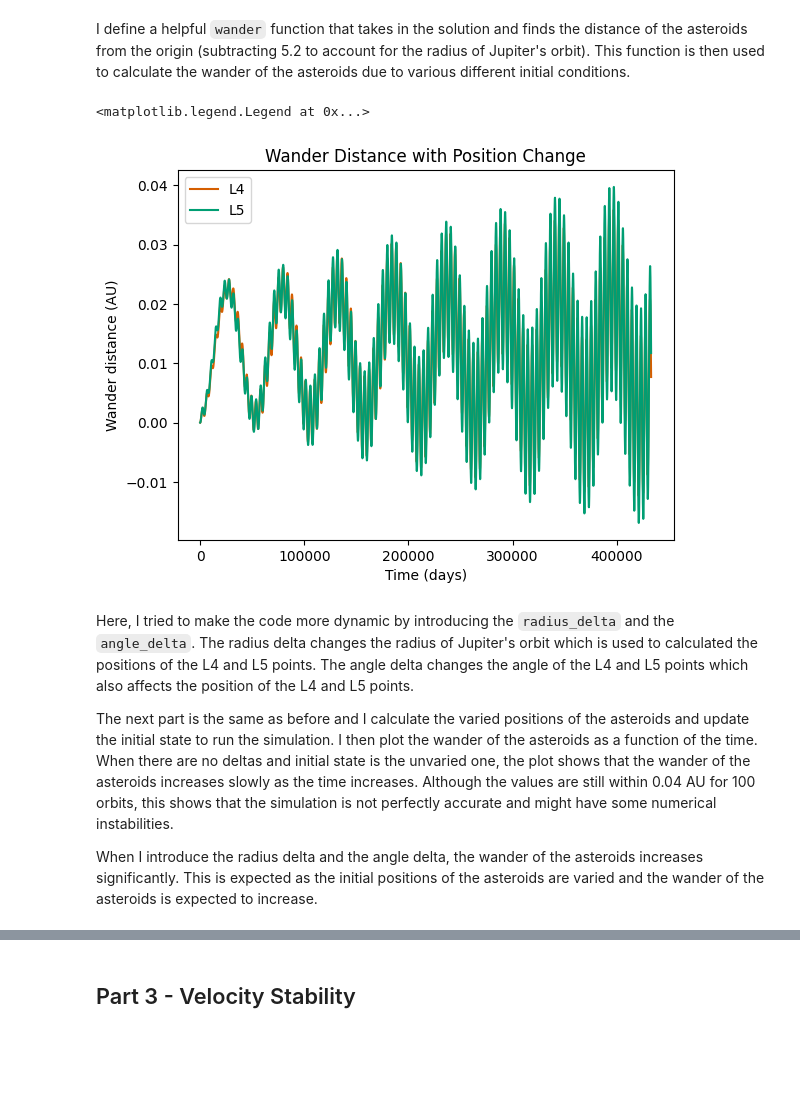
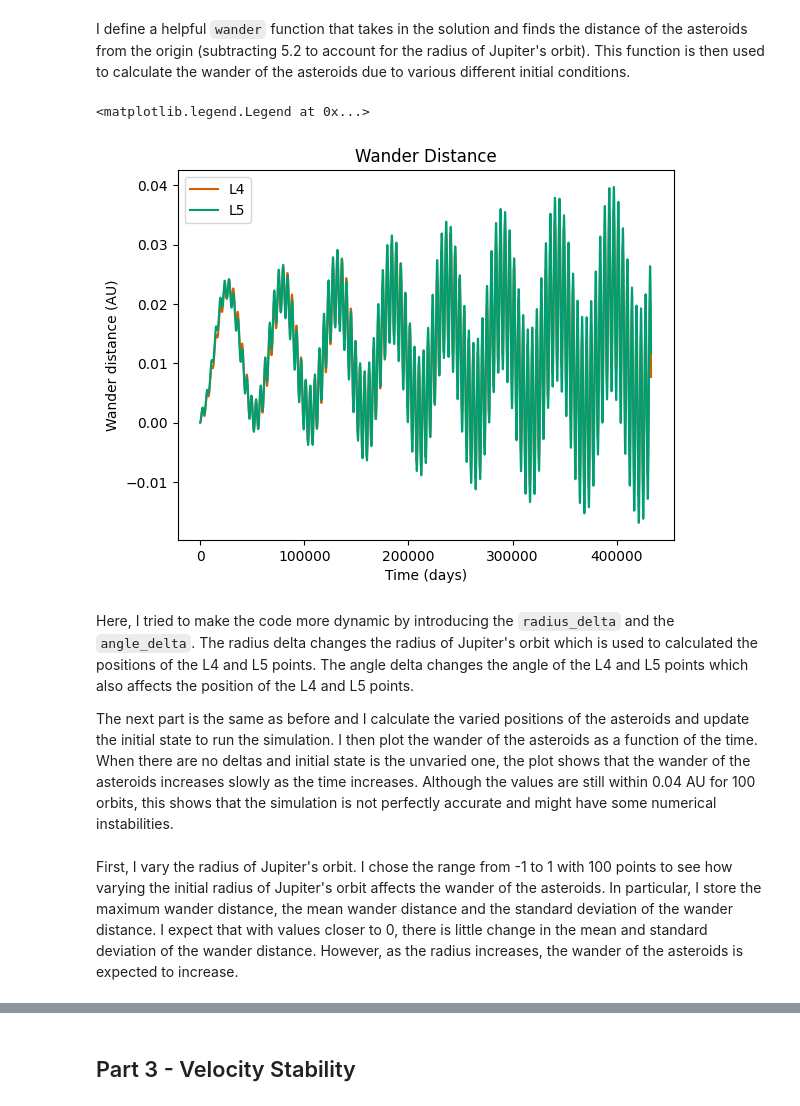
Before and after one commit to vibilanj/cmps, a Jupyter notebook: homework/Project1.ipynb, the cells around one changed output, grey strips where cells are left out. Saved outputs shown, nothing was run; the diff lists cells and outputs as text; code cells hidden in the pictures; blank space fills up the shorter version.

```diff
--- a/homework/Project1.ipynb
+++ b/homework/Project1.ipynb
@@ -170,35 +170,33 @@ I define a helpful `wander` function that takes in the solution and finds the di
 # %%
 radius_delta = 0    # Delta for the radius of Jupiter's orbit
 angle_delta = 0     # Delta for the angle of the L4 and L5 points
 
 position_x_L4 = (radius_J + radius_delta) * np.cos((np.pi / 3) + angle_delta)
 position_y_L4 = (radius_J + radius_delta) * np.sin((np.pi / 3) + angle_delta)
 position_x_L5 = (radius_J + radius_delta) * np.cos((np.pi / 3) + angle_delta)
 position_y_L5 = -(radius_J + radius_delta) * np.sin((np.pi / 3 + angle_delta))
 
 init_p2 = np.array([-radius_S, 0, 0, -velocity_S, # Sun
                 radius_J, 0, 0, velocity_J, # Jupiter
                 position_x_L4, position_y_L4, velocity_x_L4, velocity_y_L4, # Asteroid L4
                 position_x_L5, position_y_L5, velocity_x_L5, velocity_y_L5]) # Asteroid L4
 
 solution_p2 = integrate.solve_ivp(derivative, [t_min, t_max], init_p2, max_step = epsilon)
 
 ts = solution_p2.t
 wander_distance_L4, wander_distance_L5 = wander(solution_p2)
 
 fig, ax = plt.subplots(1, 1)
 ax.plot(ts, wander_distance_L4, color = CF_vermillion, label = "L4")
 ax.plot(ts, wander_distance_L5, color = CF_green, label = "L5")
-ax.set(title = "Wander Distance with Position Change", xlabel = "Time (days)", ylabel = "Wander distance (AU)")
+ax.set(title = "Wander Distance", xlabel = "Time (days)", ylabel = "Wander distance (AU)")
 ax.legend()
 # %% [output]
 <matplotlib.legend.Legend at 0x...>
-[figure, old version]
+[figure, new version]
 # %% [markdown]
 Here, I tried to make the code more dynamic by introducing the `radius_delta` and the `angle_delta`. The radius delta changes the radius of Jupiter's orbit which is used to calculated the positions of the L4 and L5 points. The angle delta changes the angle of the L4 and L5 points which also affects the position of the L4 and L5 points.
 
 The next part is the same as before and I calculate the varied positions of the asteroids and update the initial state to run the simulation. I then plot the wander of the asteroids as a function of the time. When there are no deltas and initial state is the unvaried one, the plot shows that the wander of the asteroids increases slowly as the time increases. Although the values are still within 0.04 AU for 100 orbits, this shows that the simulation is not perfectly accurate and might have some numerical instabilities.
-
-When I introduce the radius delta and the angle delta, the wander of the asteroids increases significantly. This is expected as the initial positions of the asteroids are varied and the wander of the asteroids is expected to increase.
 # %%
 # Changing the radius of Jupiter's orbit
@@ -234,4 +232,6 @@ for i, rd in enumerate(radius_delta):
     mean_wander_L5[i] = np.mean(wander_distance_L5)
     std_wander_L4[i] = np.std(wander_distance_L4)
     std_wander_L5[i] = np.std(wander_distance_L5)
+# %% [markdown]
+First, I vary the radius of Jupiter's orbit. I chose the range from -1 to 1 with 100 points to see how varying the initial radius of Jupiter's orbit affects the wander of the asteroids. In particular, I store the maximum wander distance, the mean wander distance and the standard deviation of the wander distance. I expect that with values closer to 0, there is little change in the mean and standard deviation of the wander distance. However, as the radius increases, the wander of the asteroids is expected to increase.
 # %%
```
Also changed, not shown: parts of 18 cells of this notebook, 1 other file.
